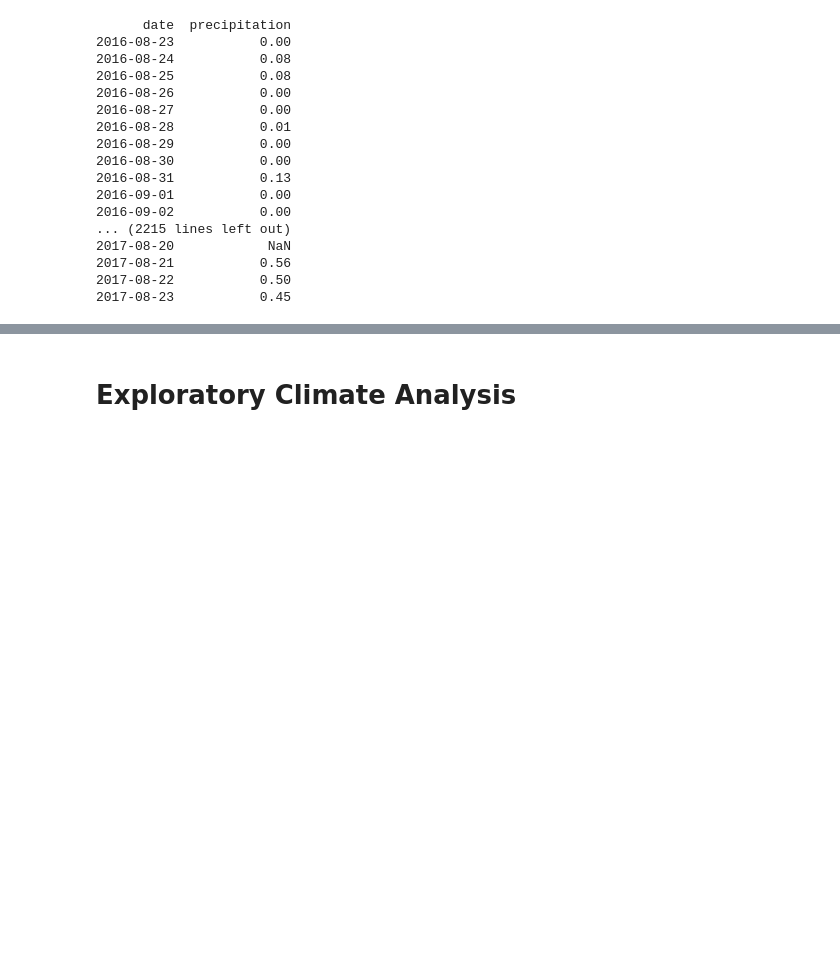
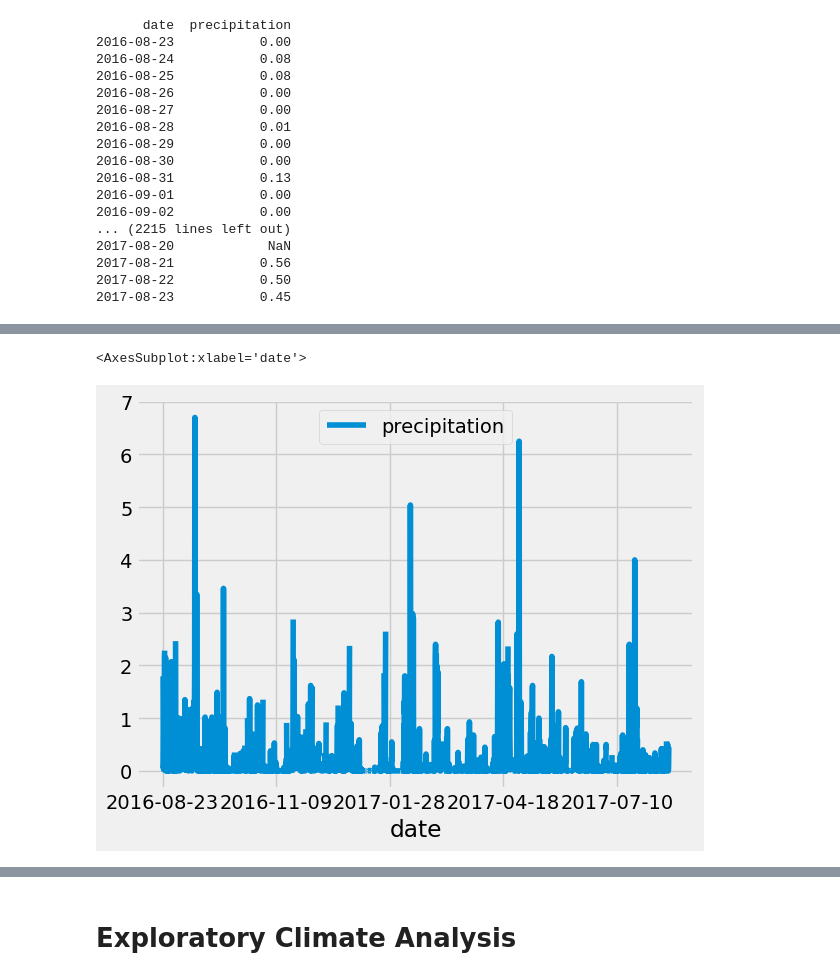
Before and after one commit to motoroid/surfs_up, a Jupyter notebook: climate_analysis.ipynb, the cells around one changed output, grey strips where cells are left out. Saved outputs shown, nothing was run; the diff lists cells and outputs as text; code cells hidden in the pictures; blank space fills up the shorter version.

```diff
--- a/climate_analysis.ipynb
+++ b/climate_analysis.ipynb
@@ -99,3 +99,6 @@ print(df.to_string(index=False))
 2017-08-21           0.56
 2017-08-22           0.50
 2017-08-23           0.45
+# %%
+df = df.sort_index()
+print(df.to_string(index=False))
@@ -101,0 +123,5 @@ print(df.to_string(index=False))
+# %%
+df.plot()
+# %% [output]
+<AxesSubplot:xlabel='date'>
+[figure, added]
```
Also changed, not shown: parts of 2 cells of this notebook.
